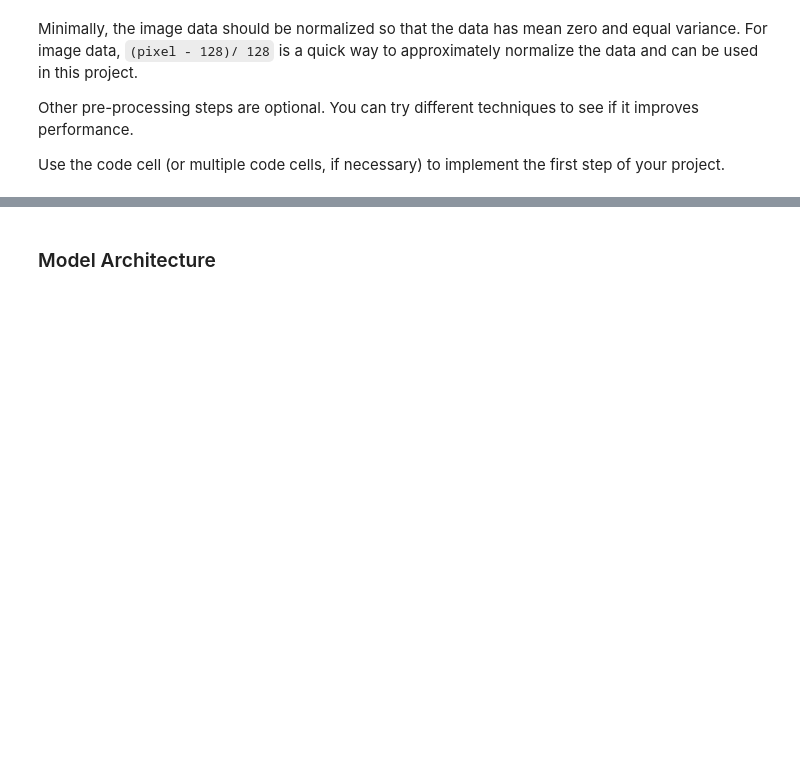
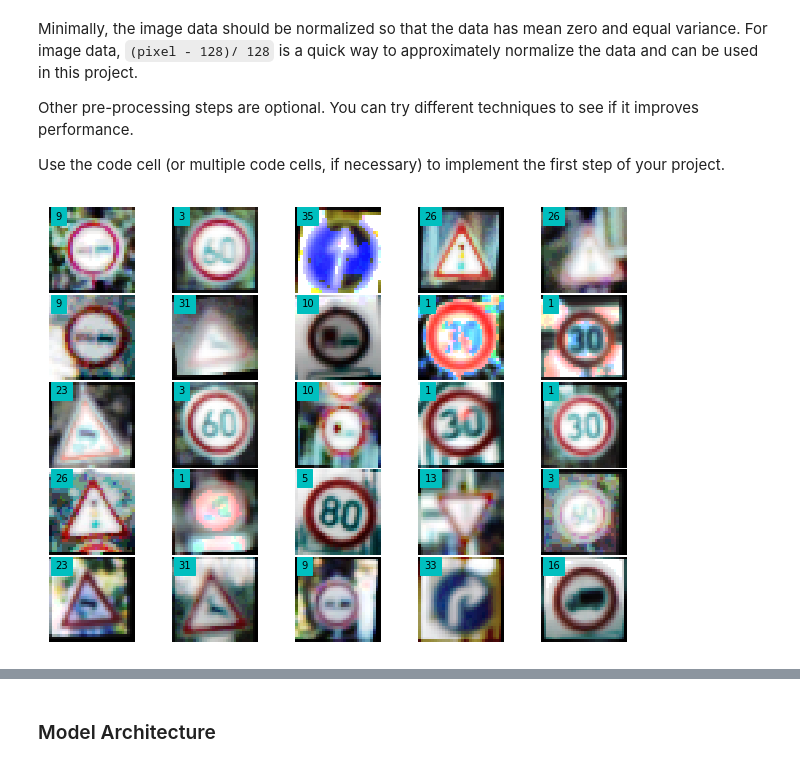
Before and after one commit to MUZUIXIAOHAI/Udacity-P2, a Jupyter notebook: Traffic_Sign_Classifier.ipynb, the cells around one changed output, grey strips where cells are left out. Saved outputs shown, nothing was run; the diff lists cells and outputs as text; code cells hidden in the pictures; blank space fills up the shorter version.

```diff
--- a/Traffic_Sign_Classifier.ipynb
+++ b/Traffic_Sign_Classifier.ipynb
@@ -252,7 +270,7 @@ def transform_image(image, ang_range, shear_range, trans_range):
     rows, cols, ch = image.shape
     #Rotation
     ang_rot = np.random.uniform(ang_range) - ang_range/2
-    Rot_M = cv2.getRotationMatrix2D((cols/2, rows/2), ang_range, 1)
+    Rot_M = cv2.getRotationMatrix2D((cols/2, rows/2), ang_rot, 1)
 
     #Translations
     tr_x = trans_range * np.random.uniform() - trans_range/2
@@ -309,5 +327,5 @@ ang_rot = 10
 trans_rot = 2
 shear_rot = 2
 
-X_train, y_train = get_extra_data(X_train, y_train, 5, ang_rot, trans_rot, shear_rot, 1)
+X_train, y_train = get_extra_data(X_train_origen, y_train_origen, 5, ang_rot, trans_rot, shear_rot, 1)
 # %%
@@ -316,0 +337,5 @@ X_test = np.array([pre_process_image(X_test[i]) for i in range(len(X_test))], dt
+# %%
+#ramdomly show the processed images
+plot_ramdom(5,5,X_train+0.5,y_train)
+# %% [output]
+[figure, added]
```
Also changed, not shown: parts of 31 cells of this notebook.
